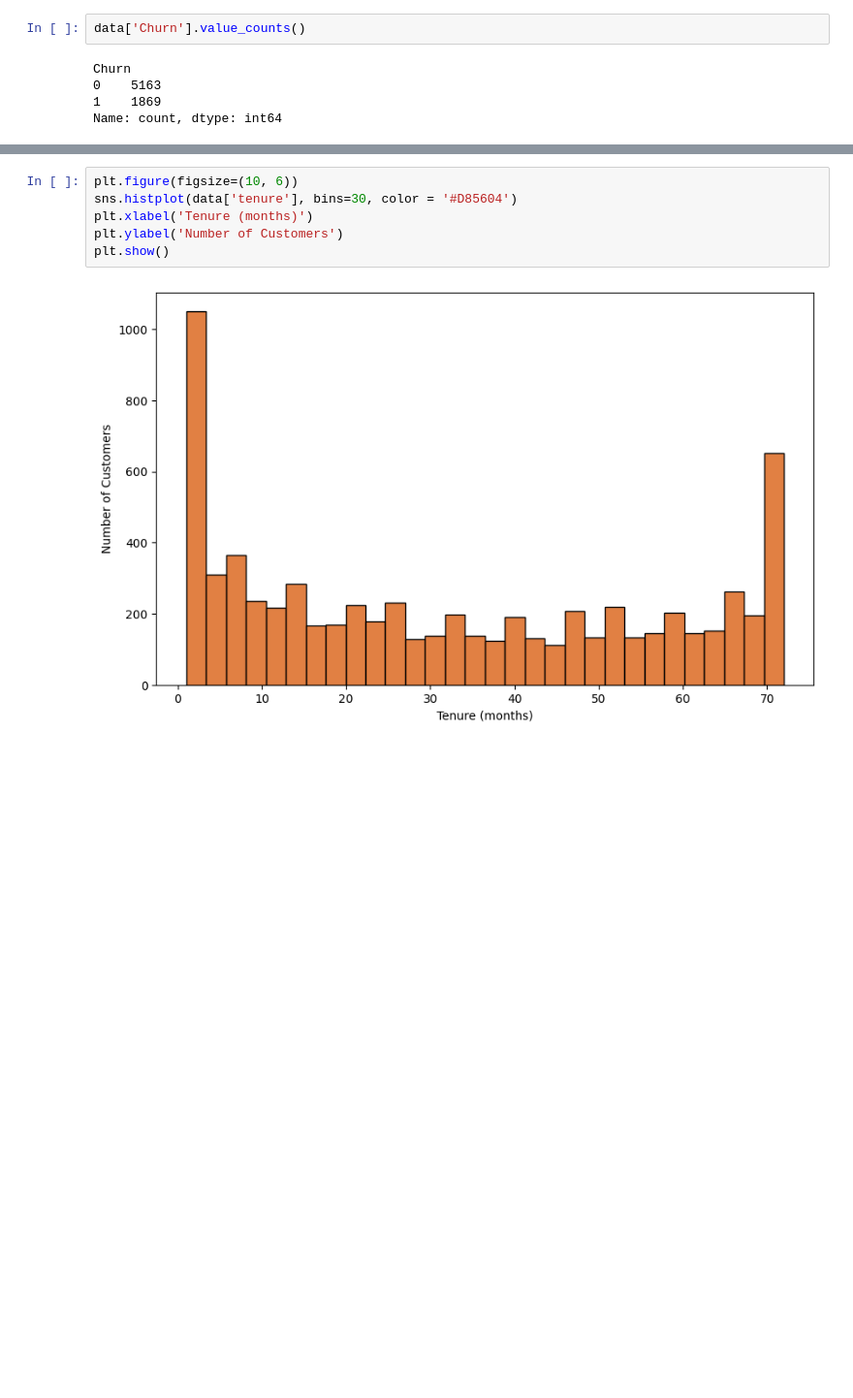
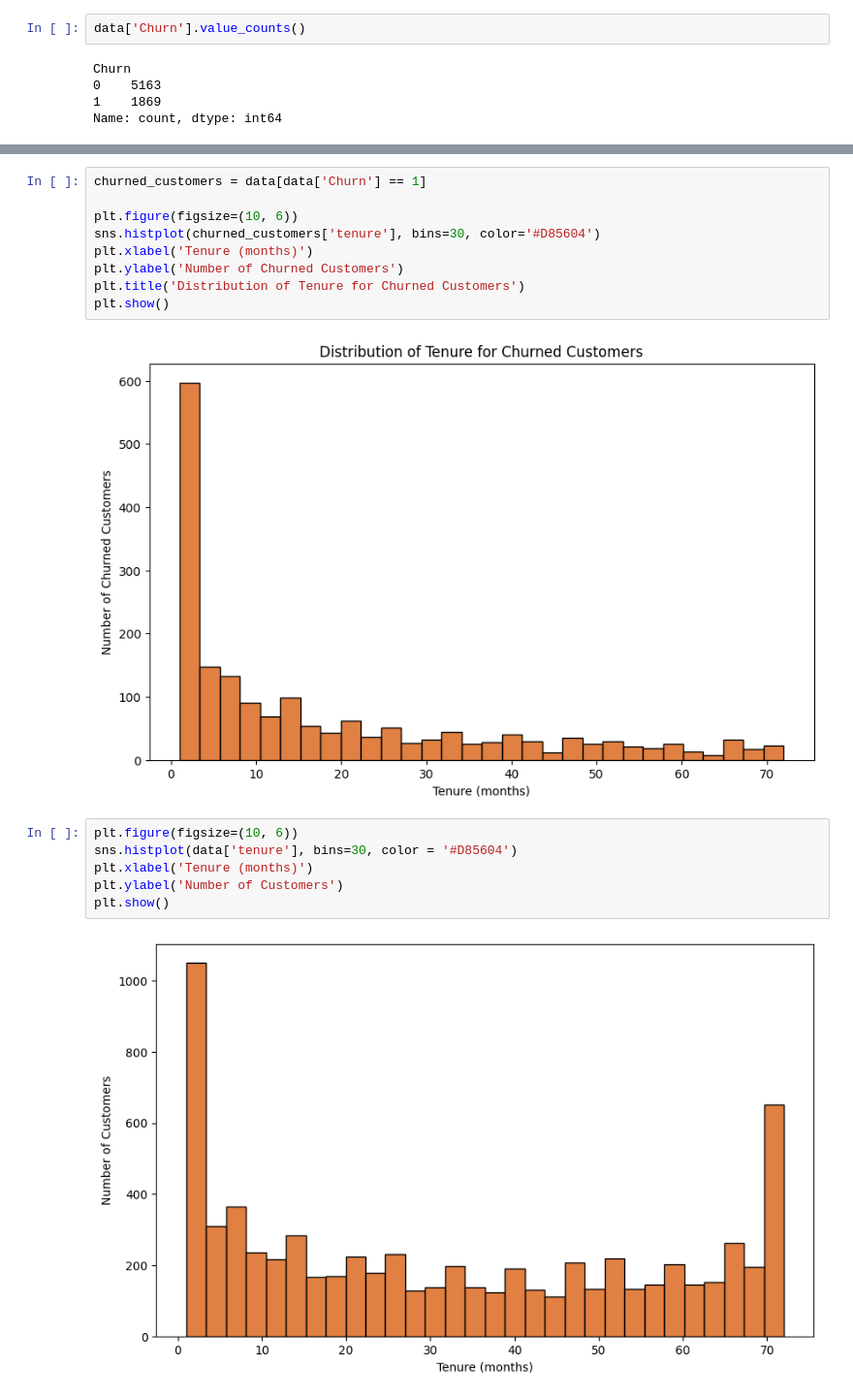
Before and after one commit to anthonytran1506/Customer-Churn-PwC, a Jupyter notebook: project.ipynb, the cells around one changed output, grey strips where cells are left out. Shown at 97% size. Cells and saved outputs as stored; diff of their text form; blank space fills up the shorter version.

```diff
--- a/project.ipynb
+++ b/project.ipynb
@@ -308,3 +281,14 @@ Passing `palette` without assigning `hue` is deprecated and will be removed in v
+# %%
+churned_customers = data[data['Churn'] == 1]
+
+plt.figure(figsize=(10, 6))
+sns.histplot(churned_customers['tenure'], bins=30, color='#D85604')
+plt.xlabel('Tenure (months)')
+plt.ylabel('Number of Churned Customers')
+plt.title('Distribution of Tenure for Churned Customers')
+plt.show()
+# %% [output]
+[figure, added]
 # %%
 plt.figure(figsize=(10, 6))
 sns.histplot(data['tenure'], bins=30, color = '#D85604')
```
Also changed, not shown: parts of 3 cells of this notebook.
